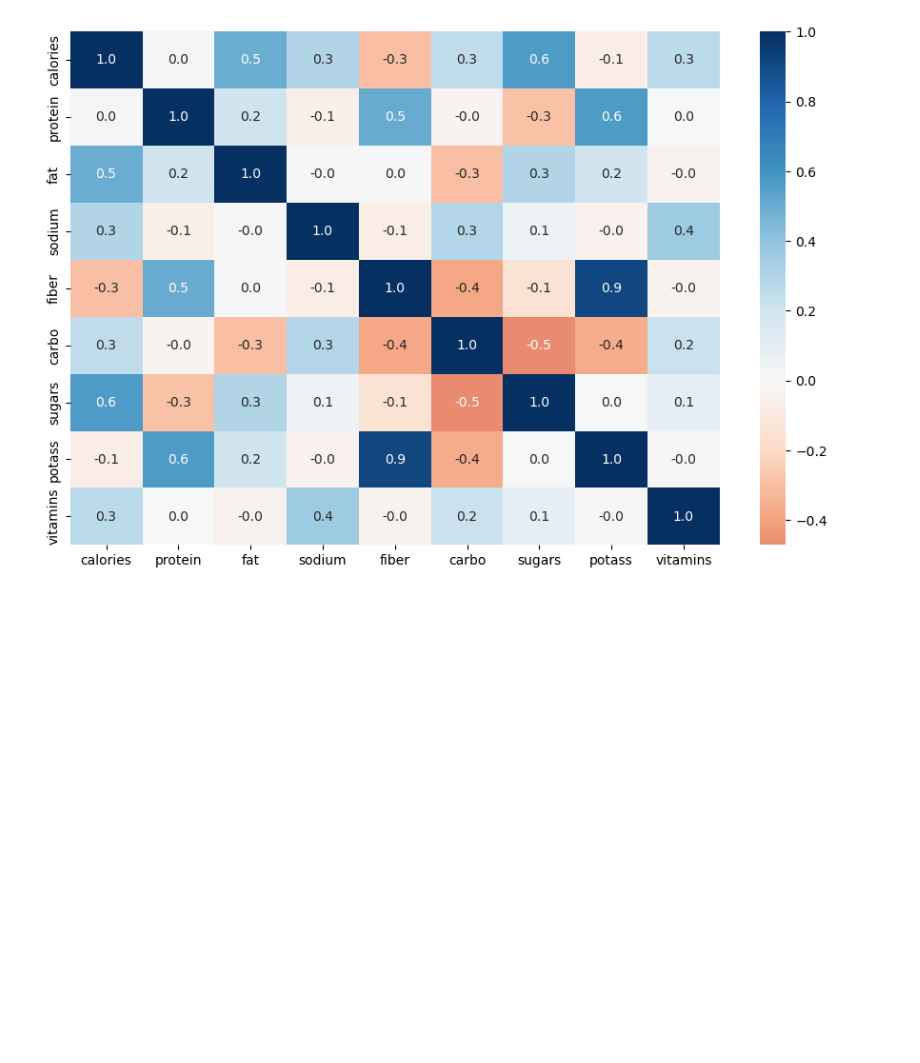
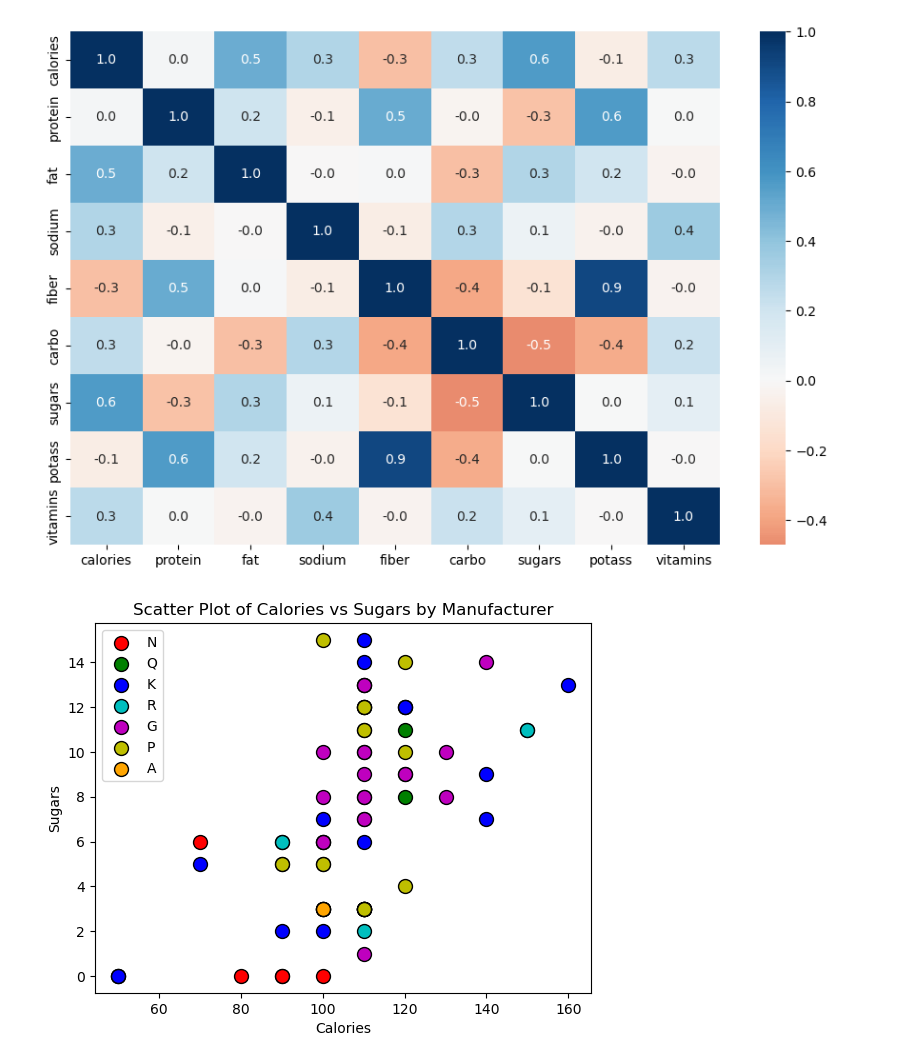
Before and after one commit to saketmathursg/personal_projects, a Jupyter notebook: dmba data/Learning_Project.ipynb, the cells around one changed output. Saved outputs shown, nothing was run; the diff lists cells and outputs as text; code cells hidden in the pictures; blank space fills up the shorter version.

```diff
--- a/dmba data/Learning_Project.ipynb
+++ b/dmba data/Learning_Project.ipynb
@@ -48,3 +48,17 @@ sns.heatmap(corr,xticklabels=corr.columns,yticklabels=corr.columns,annot=True,fm
 <AxesSubplot:>
 [figure]
 [figure]
+# %%
+manufacturers = cereals['mfr'].unique()
+colors = ['r','g','b','c','m','y','orange']
+color_dict = dict(zip(manufacturers,colors))
+for mfr in manufacturers:
+    subset = cereals[cereals['mfr']==mfr]
+    plt.scatter(subset['calories'],subset['sugars'],s=100,c=color_dict[mfr],edgecolors='k',label=mfr)
+plt.xlabel('Calories')
+plt.ylabel('Sugars')
+plt.title('Scatter Plot of Calories vs Sugars by Manufacturer')
+plt.legend()
+plt.show()
+# %% [output]
+[figure, added]
```
